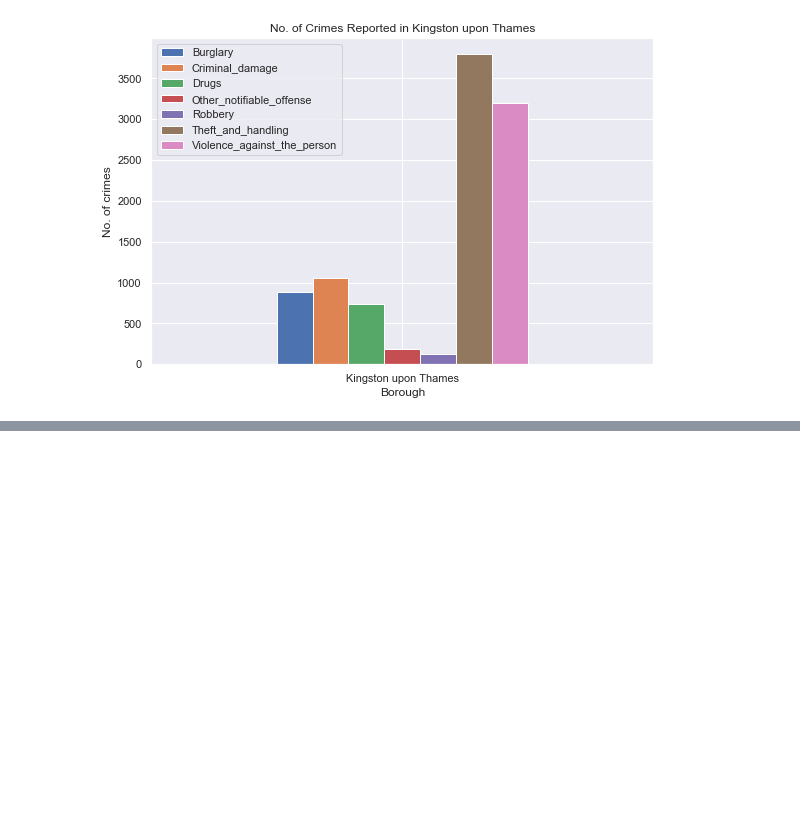
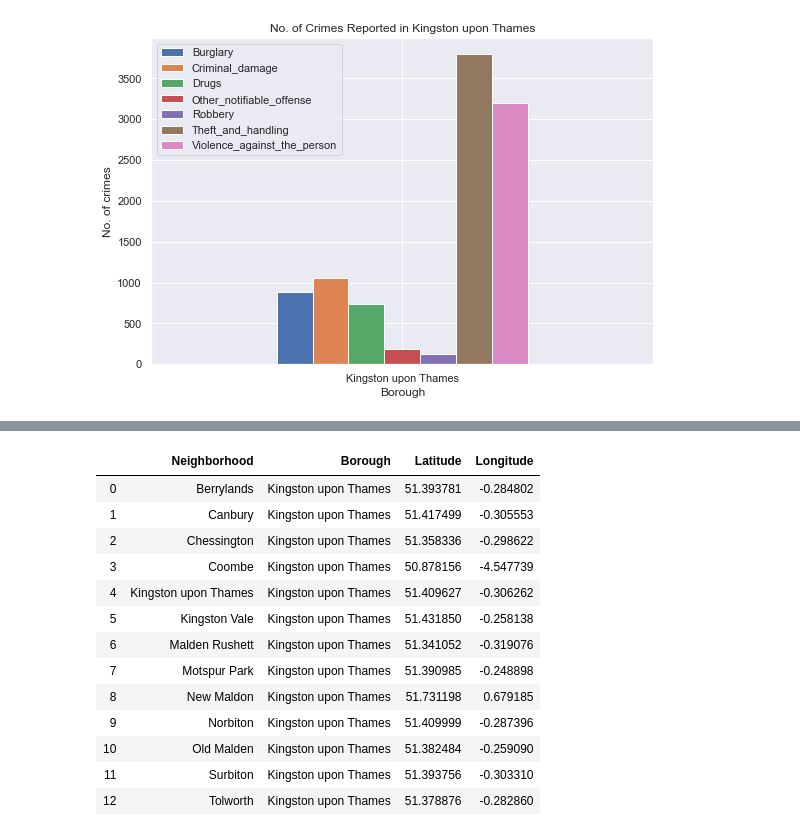
Before and after one commit to pratyushmp/Coursera_Capstone, a Jupyter notebook: The Battle of Neighborhoods/The Battle of Neighborhoods - London Neighborhood Clustering.ipynb, the cells around one changed output, grey strips where cells are left out. Cells and saved outputs as stored; diff of their text form; code cells hidden in the pictures; blank space fills up the shorter version.

```diff
--- a/The Battle of Neighborhoods/The Battle of Neighborhoods - London Neighborhood Clustering.ipynb
+++ b/The Battle of Neighborhoods/The Battle of Neighborhoods - London Neighborhood Clustering.ipynb
@@ -373,0 +385,26 @@ plt.ylabel('No. of crimes');
+# %%
+latitude = []
+longitude = []
+for address in kingston['Neighborhood']:
+    geolocator = Nominatim(user_agent = 'kingston_explorer')
+    location = geolocator.geocode(address)
+    latitude.append(location.latitude)
+    longitude.append(location.longitude)
+kingston['Latitude'] = latitude
+kingston['Longitude'] = longitude
+kingston
+# %% [output]
+|  | Neighborhood | Borough | Latitude | Longitude |
+| 0 | Berrylands | Kingston upon Thames | 51.393781 | -0.284802 |
+| 1 | Canbury | Kingston upon Thames | 51.417499 | -0.305553 |
+| 2 | Chessington | Kingston upon Thames | 51.358336 | -0.298622 |
+| 3 | Coombe | Kingston upon Thames | 50.878156 | -4.547739 |
+| 4 | Kingston upon Thames | Kingston upon Thames | 51.409627 | -0.306262 |
+| 5 | Kingston Vale | Kingston upon Thames | 51.431850 | -0.258138 |
+| 6 | Malden Rushett | Kingston upon Thames | 51.341052 | -0.319076 |
+| 7 | Motspur Park | Kingston upon Thames | 51.390985 | -0.248898 |
+| 8 | New Maldon | Kingston upon Thames | 51.731198 | 0.679185 |
+| 9 | Norbiton | Kingston upon Thames | 51.409999 | -0.287396 |
+| 10 | Old Malden | Kingston upon Thames | 51.382484 | -0.259090 |
+| 11 | Surbiton | Kingston upon Thames | 51.393756 | -0.303310 |
+| 12 | Tolworth | Kingston upon Thames | 51.378876 | -0.282860 |
```
Also changed, not shown: parts of 11 cells of this notebook.
